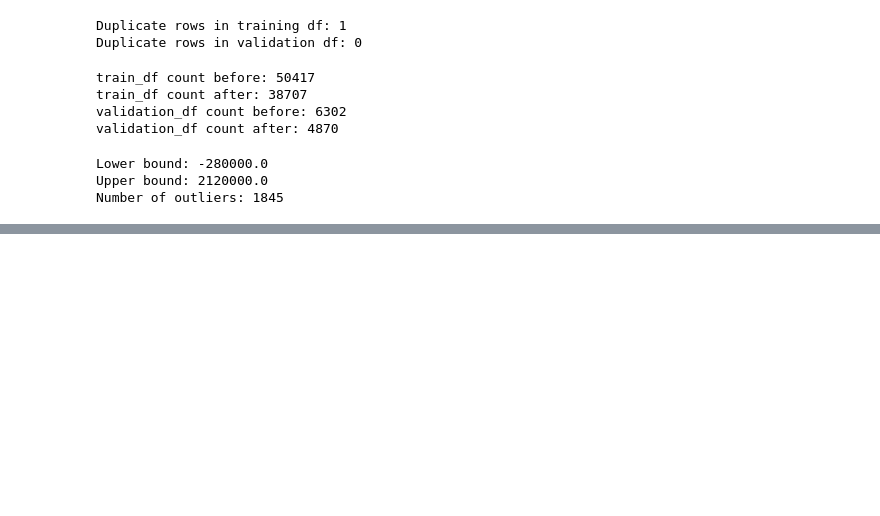
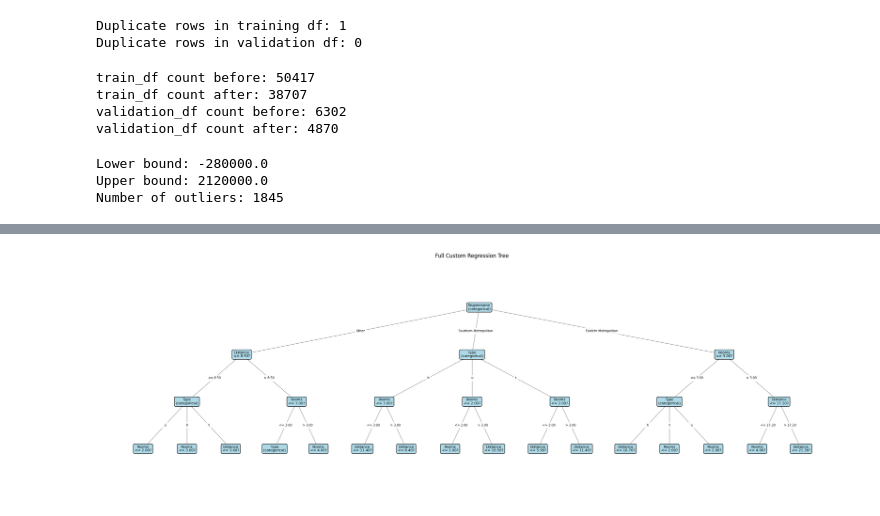
Before and after one commit to Dennnnnnnnnn/Machine-Learning-1, a Jupyter notebook: Lab2/Lab2.ipynb, the cells around one changed output, grey strips where cells are left out. Drawn from its saved outputs; the diff is of its cells as text; code cells hidden in the pictures; blank space fills up the shorter version.

Commit message:
Completed regression desicion tree part

```diff
--- a/Lab2/Lab2.ipynb
+++ b/Lab2/Lab2.ipynb
@@ -109,0 +200,13 @@ Number of outliers: 1845
+# %%
+categorical_cols = ['Type', 'Method', 'Regionname', 'CouncilArea']
+# %%
+#about councilarea i wouldn't drop them, just group according to top3
+train_df = train_df.drop(columns=['Address', 'Suburb', 'SellerG', 'Postcode'])
+validation_df = validation_df.drop(columns=['Address', 'Suburb', 'SellerG', 'Postcode'])
+# %%
+train_df['Date'] = pd.to_datetime(train_df['Date'], dayfirst=True)
+train_df['Age'] = 2026 - train_df['Date'].dt.year
+validation_df['Date'] = pd.to_datetime(validation_df['Date'], dayfirst=True)
+validation_df['Age'] = 2026 - validation_df['Date'].dt.year
+train_df = train_df.drop(columns=["Date"])
+validation_df = validation_df.drop(columns=["Date"])
@@ -109,0 +559,11 @@ Number of outliers: 1845
+# %%
+def evaluate_metrics(y_true, y_pred):
+    mse = np.mean((y_true - y_pred) ** 2)
+    mae = np.mean(np.abs(y_true - y_pred))
+    mape = np.mean(np.abs((y_true - y_pred) / y_true)) * 100
+
+    ss_res = np.sum((y_true - y_pred) ** 2)  #residual sum of squares
+    ss_tot = np.sum((y_true - np.mean(y_true)) ** 2)  #total sum of squares
+    r2 = 1 - (ss_res / ss_tot)
+
+    return {"MSE": mse, "MAE": mae, "MAPE (%)": mape, "R2": r2}
@@ -109,0 +625,4 @@ Number of outliers: 1845
+# %%
+custom_trees[3].plot_my_tree(max_depth=3)
+# %% [output]
+[figure, added]
```
Also changed, not shown: parts of 17 cells of this notebook, 1 other file.
